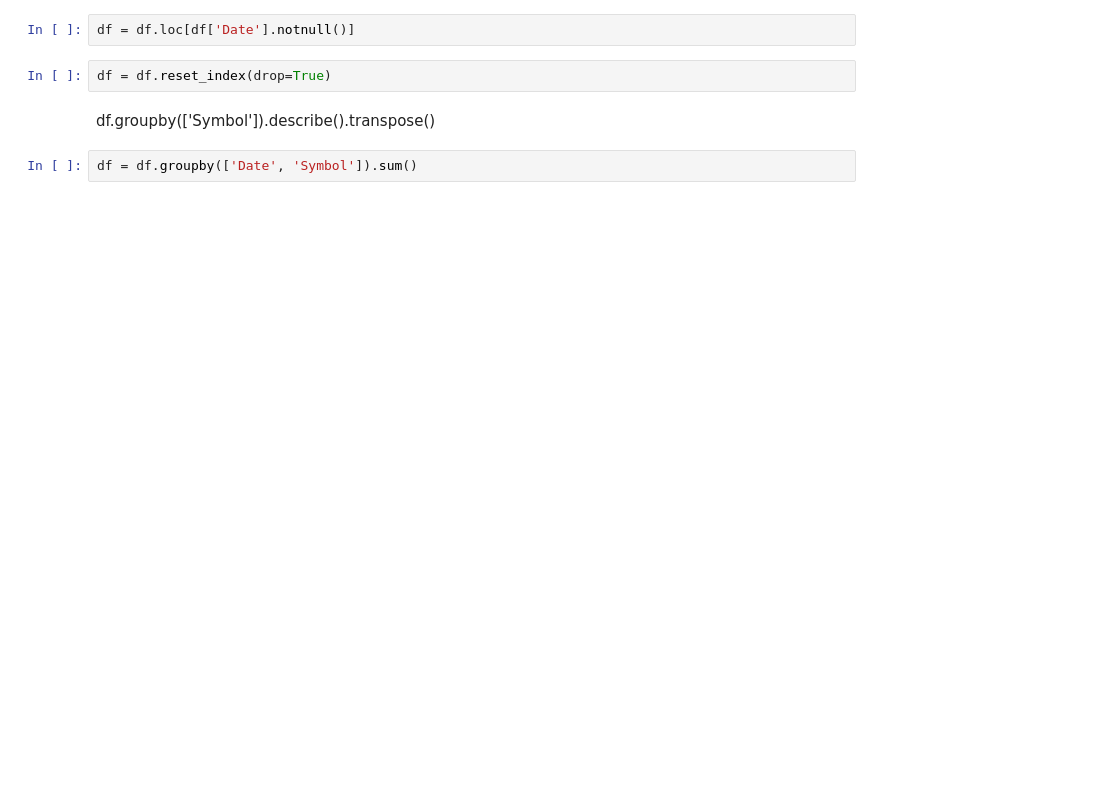
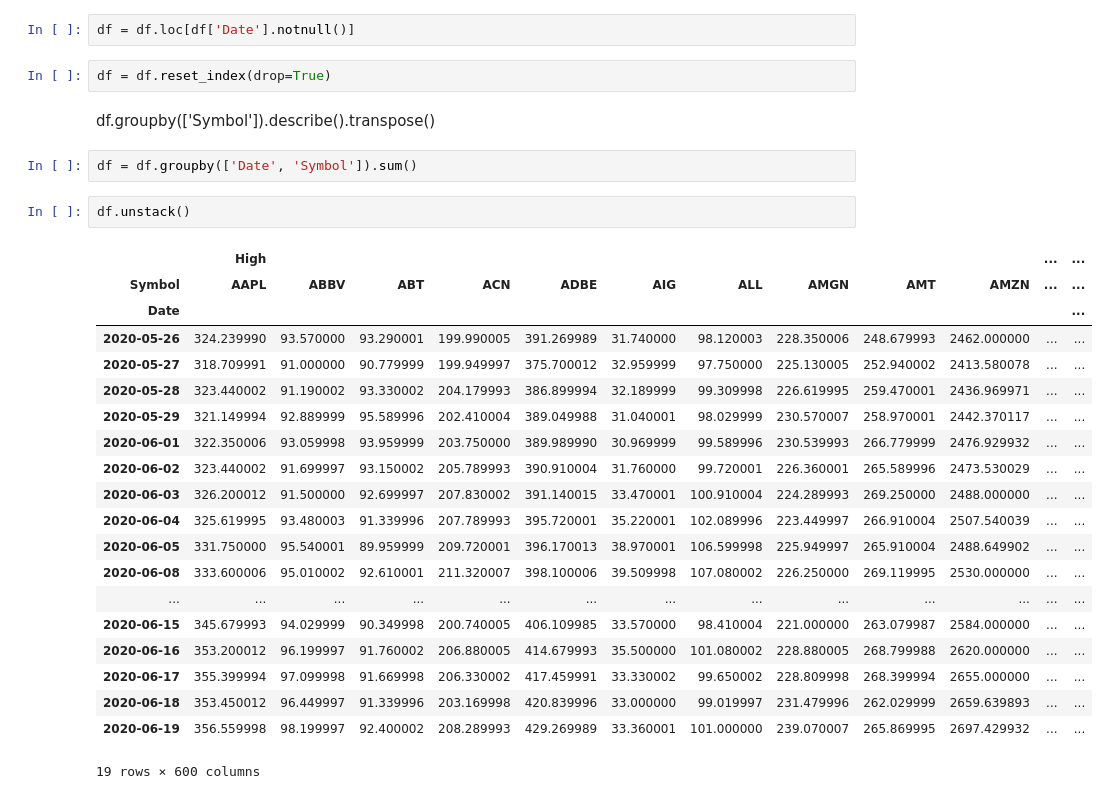
Before and after one commit to reejungkim/Time-Series-stock, a Jupyter notebook: s&p 100.ipynb, the cells around one changed output. Saved outputs shown, nothing was run; the diff lists cells and outputs as text; blank space fills up the shorter version.

```diff
--- a/s&p 100.ipynb
+++ b/s&p 100.ipynb
@@ -101,3 +97,26 @@ df = df.reset_index(drop=True)
 df.groupby(['Symbol']).describe().transpose()
 # %%
 df = df.groupby(['Date', 'Symbol']).sum()
+# %%
+df.unstack()
+# %% [output]
+|  | High |  |  |  |  |  |  |  |  |  | ... | ... |
+| Symbol | AAPL | ABBV | ABT | ACN | ADBE | AIG | ALL | AMGN | AMT | AMZN | ... | ... |
+| Date |  |  |  |  |  |  |  |  |  |  |  | ... |
+| 2020-05-26 | 324.239990 | 93.570000 | 93.290001 | 199.990005 | 391.269989 | 31.740000 | 98.120003 | 228.350006 | 248.679993 | 2462.000000 | ... | ... |
+| 2020-05-27 | 318.709991 | 91.000000 | 90.779999 | 199.949997 | 375.700012 | 32.959999 | 97.750000 | 225.130005 | 252.940002 | 2413.580078 | ... | ... |
+| 2020-05-28 | 323.440002 | 91.190002 | 93.330002 | 204.179993 | 386.899994 | 32.189999 | 99.309998 | 226.619995 | 259.470001 | 2436.969971 | ... | ... |
+| 2020-05-29 | 321.149994 | 92.889999 | 95.589996 | 202.410004 | 389.049988 | 31.040001 | 98.029999 | 230.570007 | 258.970001 | 2442.370117 | ... | ... |
+| 2020-06-01 | 322.350006 | 93.059998 | 93.959999 | 203.750000 | 389.989990 | 30.969999 | 99.589996 | 230.539993 | 266.779999 | 2476.929932 | ... | ... |
+| 2020-06-02 | 323.440002 | 91.699997 | 93.150002 | 205.789993 | 390.910004 | 31.760000 | 99.720001 | 226.360001 | 265.589996 | 2473.530029 | ... | ... |
+| 2020-06-03 | 326.200012 | 91.500000 | 92.699997 | 207.830002 | 391.140015 | 33.470001 | 100.910004 | 224.289993 | 269.250000 | 2488.000000 | ... | ... |
+| 2020-06-04 | 325.619995 | 93.480003 | 91.339996 | 207.789993 | 395.720001 | 35.220001 | 102.089996 | 223.449997 | 266.910004 | 2507.540039 | ... | ... |
+| 2020-06-05 | 331.750000 | 95.540001 | 89.959999 | 209.720001 | 396.170013 | 38.970001 | 106.599998 | 225.949997 | 265.910004 | 2488.649902 | ... | ... |
+| 2020-06-08 | 333.600006 | 95.010002 | 92.610001 | 211.320007 | 398.100006 | 39.509998 | 107.080002 | 226.250000 | 269.119995 | 2530.000000 | ... | ... |
+| ... | ... | ... | ... | ... | ... | ... | ... | ... | ... | ... | ... | ... |
+| 2020-06-15 | 345.679993 | 94.029999 | 90.349998 | 200.740005 | 406.109985 | 33.570000 | 98.410004 | 221.000000 | 263.079987 | 2584.000000 | ... | ... |
+| 2020-06-16 | 353.200012 | 96.199997 | 91.760002 | 206.880005 | 414.679993 | 35.500000 | 101.080002 | 228.880005 | 268.799988 | 2620.000000 | ... | ... |
+| 2020-06-17 | 355.399994 | 97.099998 | 91.669998 | 206.330002 | 417.459991 | 33.330002 | 99.650002 | 228.809998 | 268.399994 | 2655.000000 | ... | ... |
+| 2020-06-18 | 353.450012 | 96.449997 | 91.339996 | 203.169998 | 420.839996 | 33.000000 | 99.019997 | 231.479996 | 262.029999 | 2659.639893 | ... | ... |
+| 2020-06-19 | 356.559998 | 98.199997 | 92.400002 | 208.289993 | 429.269989 | 33.360001 | 101.000000 | 239.070007 | 265.869995 | 2697.429932 | ... | ... |
+19 rows × 600 columns
```
Also changed, not shown: parts of 5 cells of this notebook.
